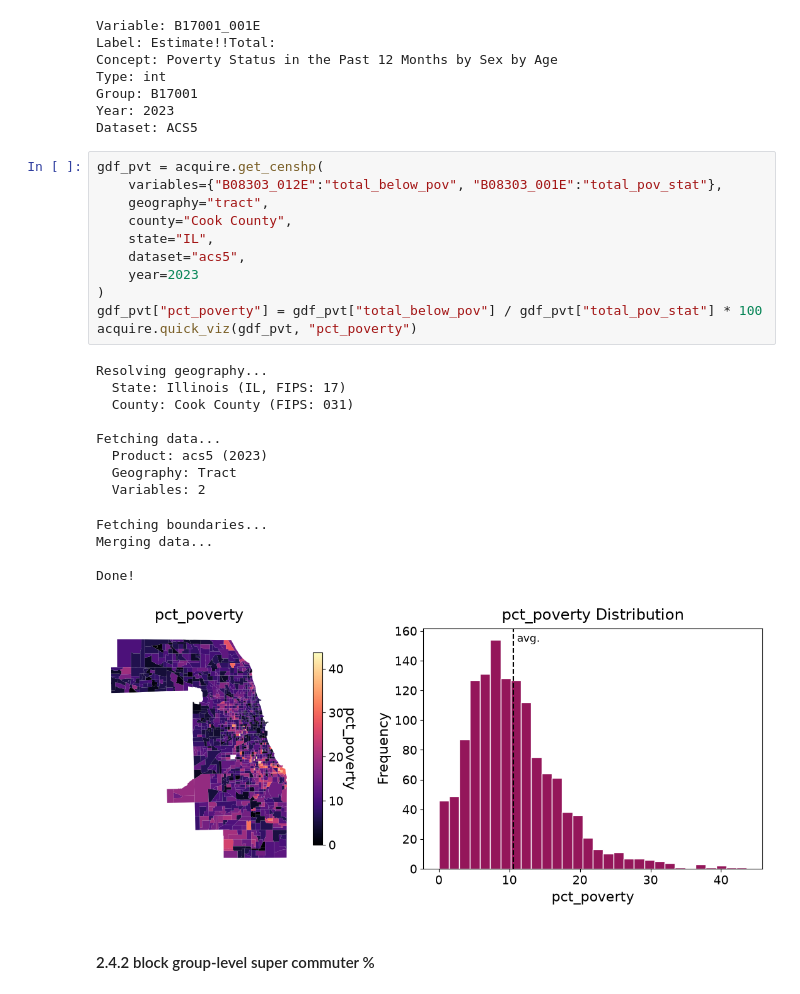
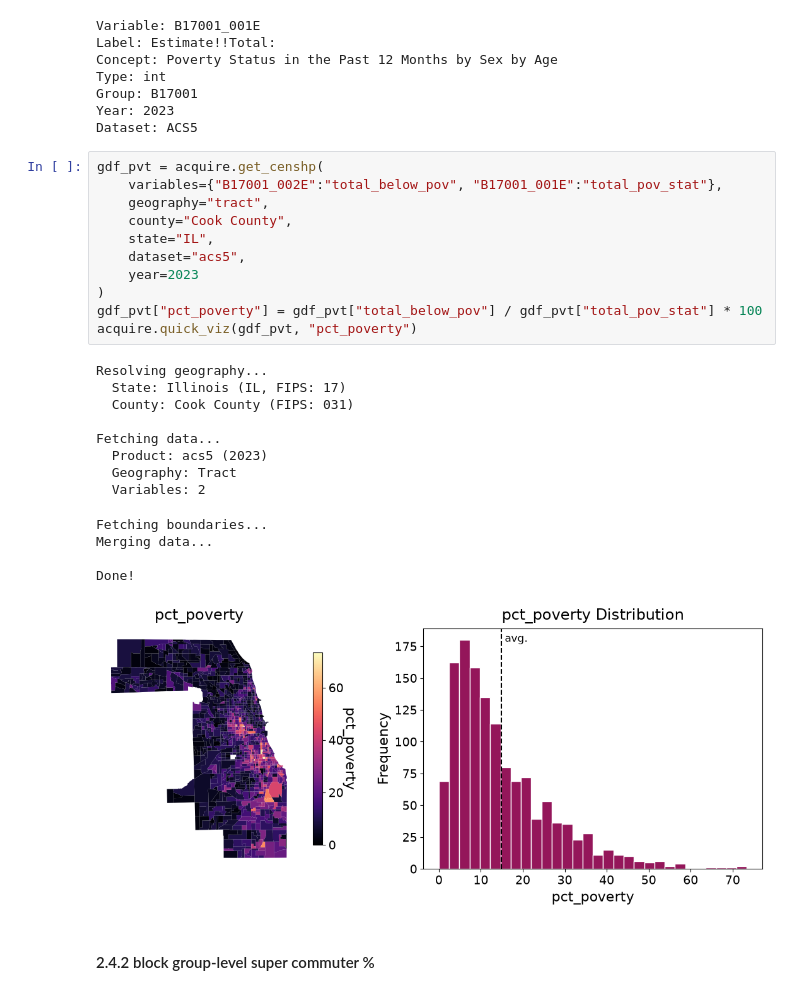
Before and after one commit to Cmaj7-B/pycen-tutorials, a Jupyter notebook: tutorials/2_acquire_spatial.ipynb, the cells around one changed output. Saved outputs shown, nothing was run; the diff lists cells and outputs as text.

```diff
--- a/tutorials/2_acquire_spatial.ipynb
+++ b/tutorials/2_acquire_spatial.ipynb
@@ -689,29 +624,29 @@ Year: 2023
 Dataset: ACS5
 # %%
 gdf_pvt = acquire.get_censhp(
-    variables={"B08303_012E":"total_below_pov", "B08303_001E":"total_pov_stat"},
+    variables={"B17001_002E":"total_below_pov", "B17001_001E":"total_pov_stat"},
     geography="tract",
     county="Cook County",
     state="IL",
     dataset="acs5",
     year=2023
 )
 gdf_pvt["pct_poverty"] = gdf_pvt["total_below_pov"] / gdf_pvt["total_pov_stat"] * 100
 acquire.quick_viz(gdf_pvt, "pct_poverty")
 # %% [output]
 Resolving geography...
   State: Illinois (IL, FIPS: 17)
   County: Cook County (FIPS: 031)
 
 Fetching data...
   Product: acs5 (2023)
   Geography: Tract
   Variables: 2
 Fetching boundaries...
 Merging data...
 
 Done!
-[figure, old version]
+[figure, new version]
 # %% [markdown]
 #### 2.4.2 block group-level super commuter %
 # %%
```
Also changed, not shown: parts of 20 cells of this notebook, 2 other files.
